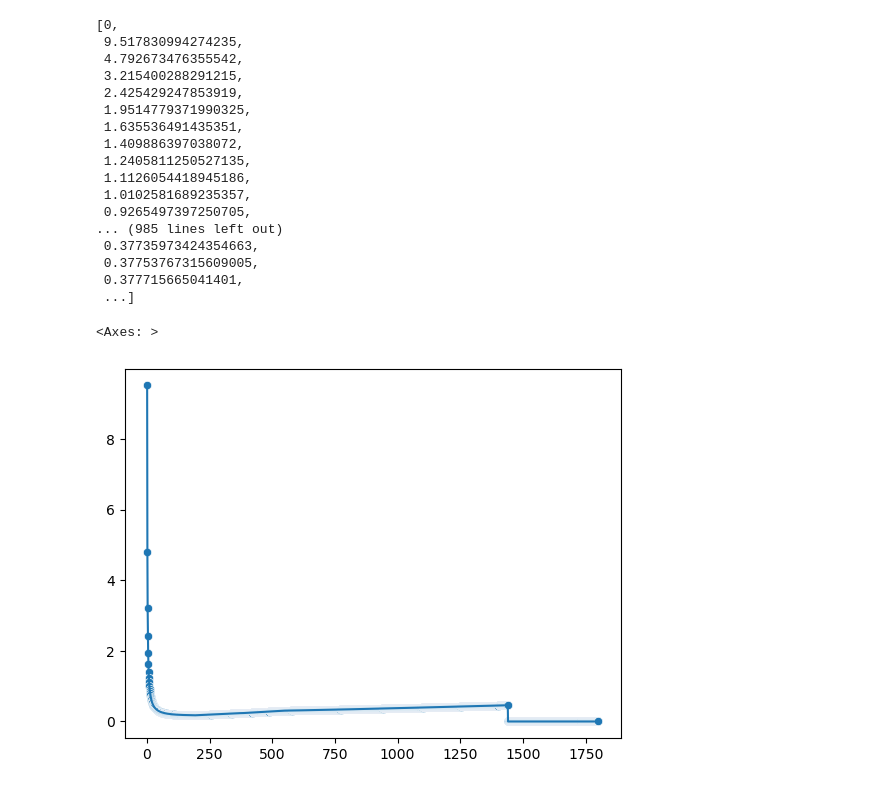
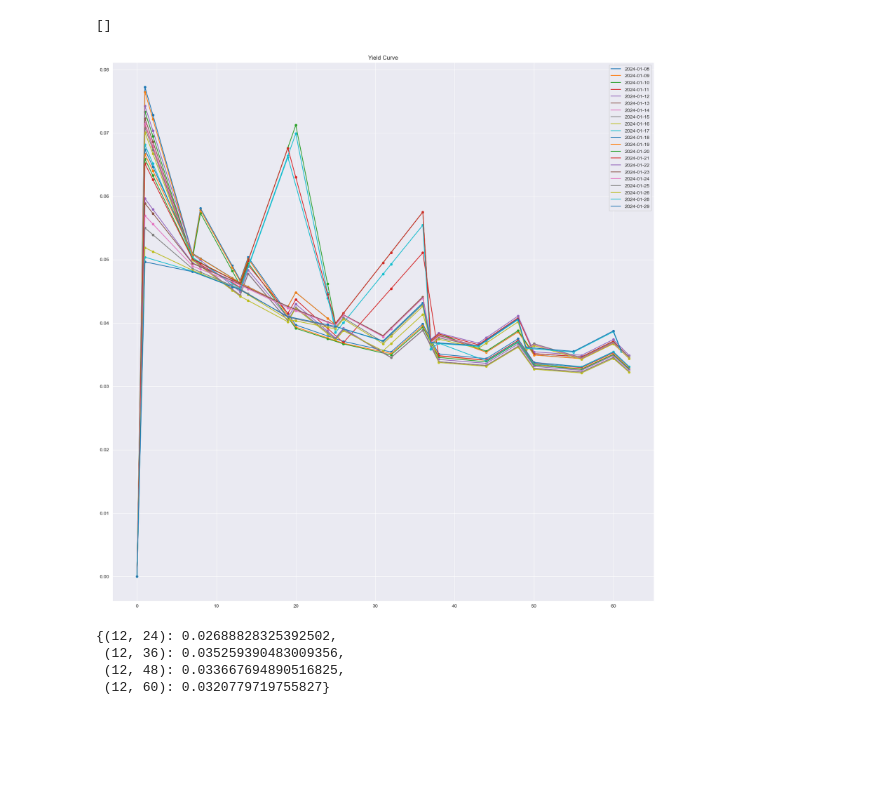
Before and after one commit to pinakin7/1856, a Jupyter notebook: Assignment 1/experiment.ipynb, the cells around one changed output. Cells and saved outputs as stored; diff of their text form; code cells hidden in the pictures; blank space fills up the shorter version.

```diff
--- a/Assignment 1/experiment.ipynb
+++ b/Assignment 1/experiment.ipynb
@@ -240,3 +6,0 @@ data
-# %%
-from Bonds import Bonds
-bonds = Bonds(data)
@@ -299,26 +7,28 @@ sns.scatterplot(x=list(bonds._yield.keys())[:-1], y=list(bonds._yield.values())[
-# %%
-bonds.forward_rates[1]
-# %% [output]
-[0,
- 9.517830994274235,
- 4.792673476355542,
- 3.215400288291215,
- 2.425429247853919,
- 1.9514779371990325,
- 1.635536491435351,
- 1.409886397038072,
- 1.2405811250527135,
- 1.1126054418945186,
- 1.0102581689235357,
- 0.9265497397250705,
-... (985 lines left out)
- 0.37735973424354663,
- 0.37753767315609005,
- 0.377715665041401,
- ...]
-# %%
-sns.scatterplot(x = list(range(1,len(bonds.forward_rates[1]))), y=bonds.forward_rates[1][1:])
-sns.lineplot(x = list(range(1,len(bonds.forward_rates[1]))), y=bonds.forward_rates[1][1:])
-# %% [output]
-<Axes: >
-[figure, removed]
+# %%
+data_dir = "data/final"
+data = {}
+for root, dirs, files in os.walk(data_dir):
+    if files:
+        for file in files:
+            df = pd.read_csv(os.path.join(root, file))
+            start_date = pd.to_datetime(file.split('.')[0], format="mixed")
+            bonds = Bonds(df, start_date)
+            data[start_date] = bonds
+# %%
+plt.figure(figsize=(20,20))
+for date in data:
+    _yields = data[date]._yield
+    sns.scatterplot(x=_yields.keys(), y=_yields.values())
+    sns.lineplot(x=_yields.keys(), y=_yields.values(), label=f"{pd.to_datetime(date, format='mixed').strftime('%Y-%m-%d')}")
+plt.title("Yield Curve")
+plt.plot()
+# %% [output]
+[]
+[figure, added]
+# %%
+list(data.values())[0].forward_rates
+# %% [output]
+{(12, 24): 0.02688828325392502,
+ (12, 36): 0.035259390483009356,
+ (12, 48): 0.033667694890516825,
+ (12, 60): 0.0320779719755827}
```
Also changed, not shown: parts of 35 cells of this notebook, 4 other files.
